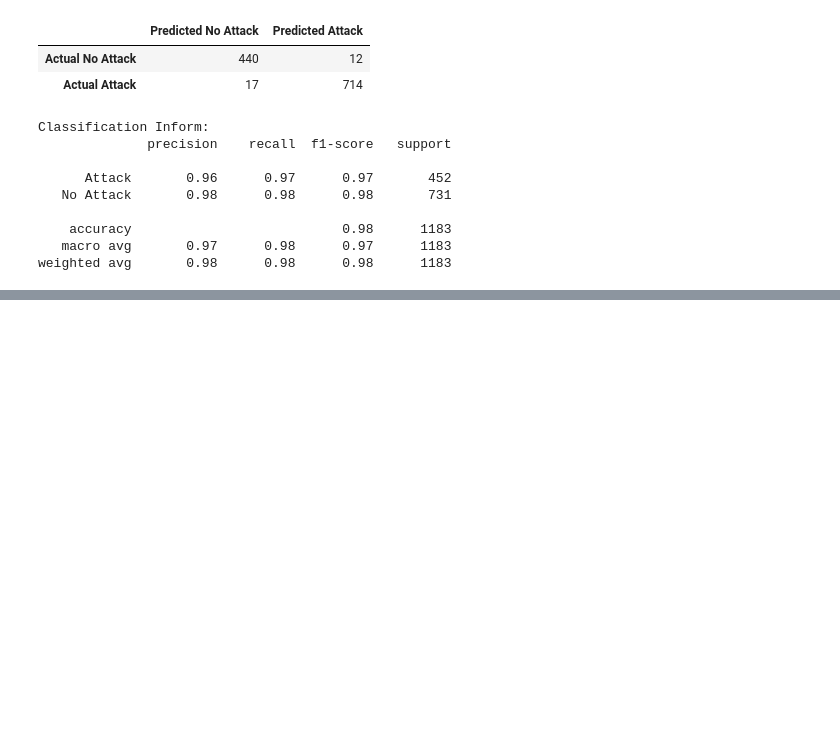
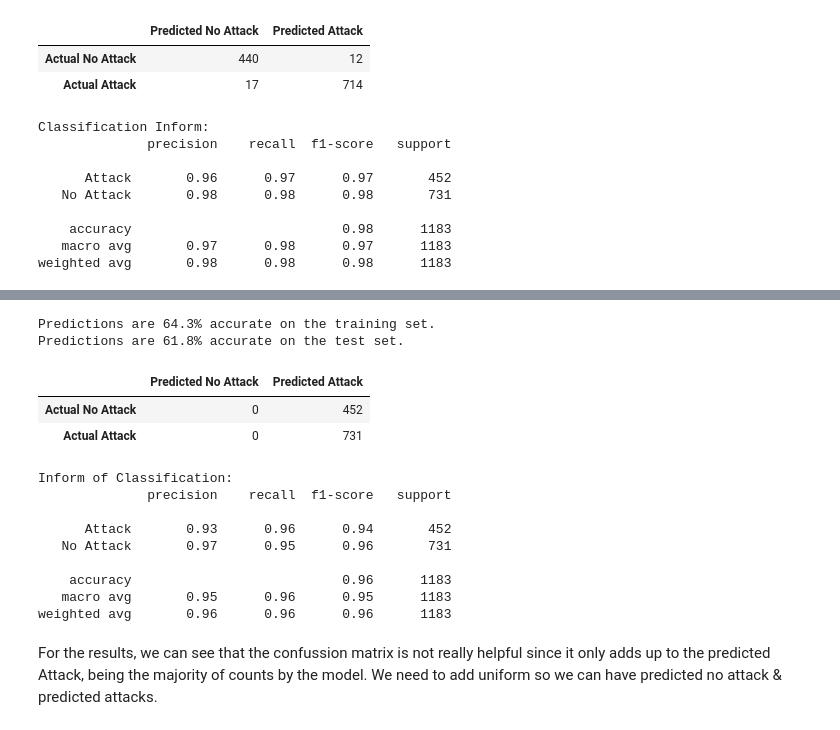
Before and after one commit to Lydiadel/BrakToothAttack_Analysis, a Jupyter notebook: BrakTooth_Attack.ipynb, the cells around one changed output, grey strips where cells are left out. Drawn from its saved outputs; the diff is of its cells as text; code cells hidden in the pictures; blank space fills up the shorter version.

Commit message:
Add Dummy Classifier Model

```diff
--- a/BrakTooth_Attack.ipynb
+++ b/BrakTooth_Attack.ipynb
@@ -1362,0 +1368,44 @@ weighted avg       0.97      0.97      0.97      1183
+# %%
+dummy_clf = DummyClassifier()
+dummy_clf.fit(X_train, y_train)
+y_pred_train = dummy_clf.predict(X_train)
+y_pred_test = dummy_clf.predict(X_test)
+# %%
+accuracy_train = accuracy_score(y_train, y_pred_train)
+print('Predictions are {:3.1f}% accurate on the training set.'.format(100*accuracy_train))
+accuracy_test = accuracy_score(y_test, y_pred_test)
+print('Predictions are {:3.1f}% accurate on the test set.'.format(100*accuracy_test))
+# Create matrix
+cm = confusion_matrix(y_test, y_pred_test)
+
+
+# Create a dataframe for the confusion matrix
+cm_df = pd.DataFrame(cm,
+        index = ["Actual No Attack", "Actual Attack"],
+        columns= ["Predicted No Attack", "Predicted Attack"])
+
+display(cm_df)
+
+models_name[3] = "Dummy Classifier"
+
+accuracy_model[3] = (["{:.2f}".format(100*accuracy_train), "{:.2f}".format(100*accuracy_test)])
+print('\n\nInform of Classification:')
+print(report)
+# %% [output]
+Predictions are 64.3% accurate on the training set.
+Predictions are 61.8% accurate on the test set.
+|  | Predicted No Attack | Predicted Attack |
+| Actual No Attack | 0 | 452 |
+| Actual Attack | 0 | 731 |
+Inform of Classification:
+              precision    recall  f1-score   support
+
+      Attack       0.93      0.96      0.94       452
+   No Attack       0.97      0.95      0.96       731
+
+    accuracy                           0.96      1183
+   macro avg       0.95      0.96      0.95      1183
+weighted avg       0.96      0.96      0.96      1183
+# %% [markdown]
+For the results, we can see that the confussion matrix is not really helpful since it only adds up to the predicted Attack, being the majority of counts by the model.
+We need to add uniform so we can have predicted no attack & predicted attacks.
```
Also changed, not shown: parts of 132 cells of this notebook.
